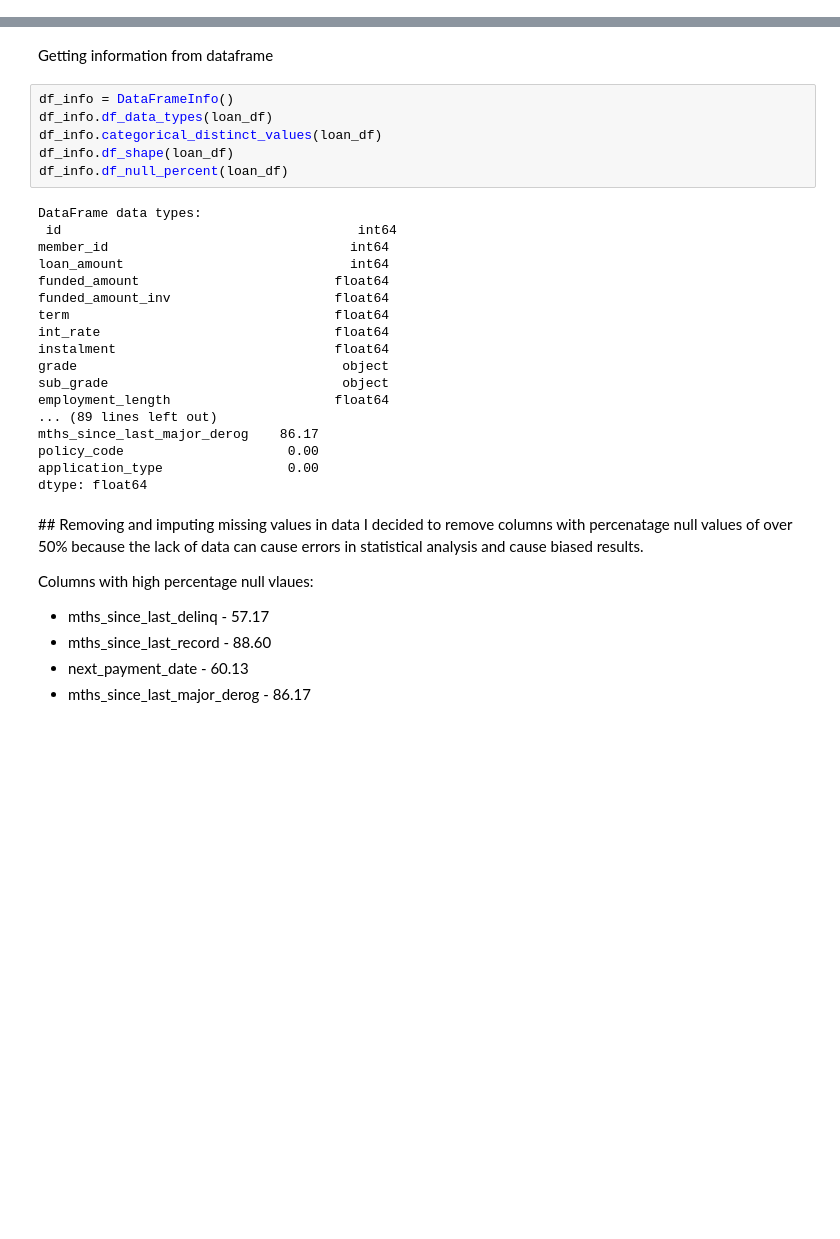
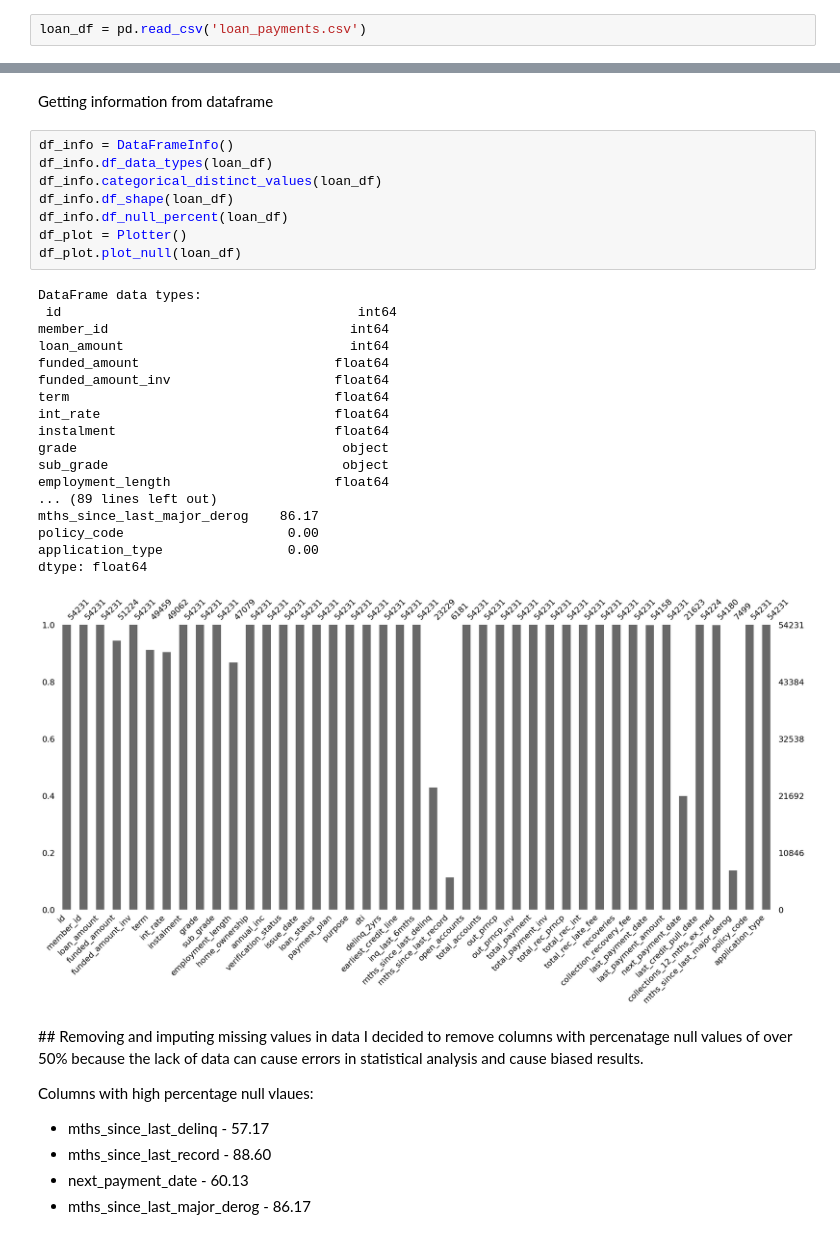
Before and after one commit to hosna22/EDA-Customer-Loans, a Jupyter notebook: EDA.ipynb, the cells around one changed output, grey strips where cells are left out. Saved outputs shown, nothing was run; the diff lists cells and outputs as text; blank space fills up the shorter version.

```diff
--- a/EDA.ipynb
+++ b/EDA.ipynb
@@ -16,3 +14,5 @@ loan_df = create_df()
+# %%
+loan_df = pd.read_csv('loan_payments.csv')
 # %% [markdown]
 ## Data Cleaning
 ### Checking colunm datatypes
@@ -43,27 +43,30 @@ Getting information from dataframe
 # %%
 df_info = DataFrameInfo()
 df_info.df_data_types(loan_df)
 df_info.categorical_distinct_values(loan_df)
 df_info.df_shape(loan_df)
 df_info.df_null_percent(loan_df)
+df_plot = Plotter()
+df_plot.plot_null(loan_df)
 # %% [output]
 DataFrame data types:
  id                                      int64
 member_id                               int64
 loan_amount                             int64
 funded_amount                         float64
 funded_amount_inv                     float64
 term                                  float64
 int_rate                              float64
 instalment                            float64
 grade                                  object
 sub_grade                              object
 employment_length                     float64
 ... (89 lines left out)
 mths_since_last_major_derog    86.17
 policy_code                     0.00
 application_type                0.00
 dtype: float64
+[figure, added]
 # %% [markdown]
 ## Removing and imputing missing values in data
 I decided to remove columns with percenatage null values of over 50% because the lack of data can cause errors in statistical analysis and cause biased results.
```
Also changed, not shown: parts of 11 cells of this notebook, 1 other file.
